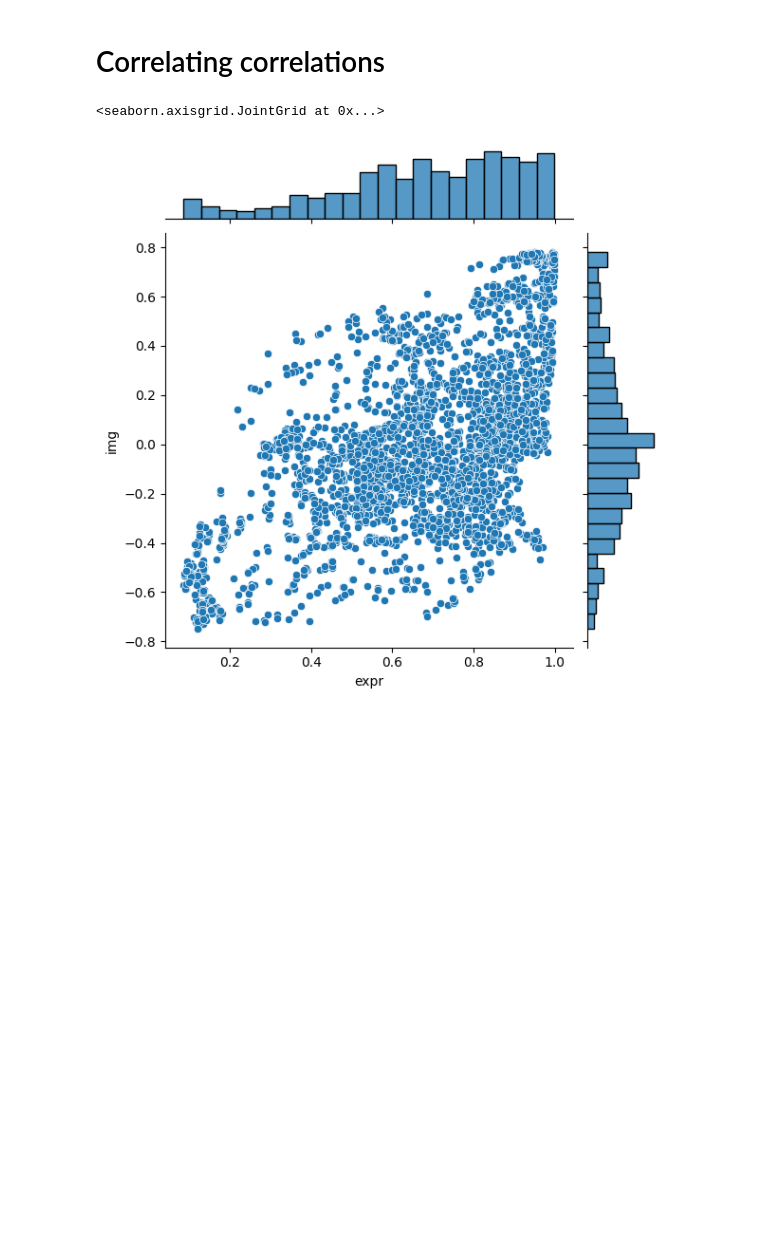
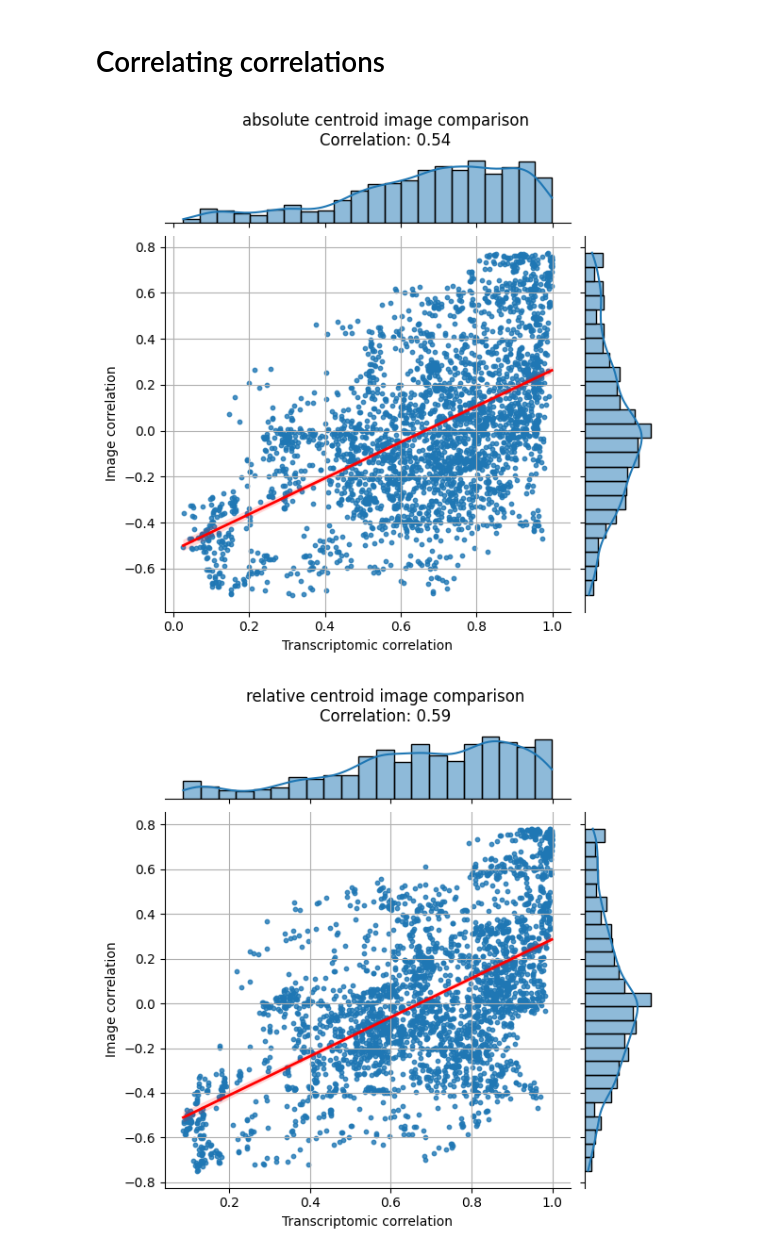
Before and after one commit to abeaucha/ClusteringAutism, a Jupyter notebook: analyses/primary/HumanCorrelation.ipynb, the cells around one changed output. Drawn from its saved outputs; the diff is of its cells as text; code cells hidden in the pictures; blank space fills up the shorter version.

Commit message:
Created plots of image vs transcriptomic correlations

```diff
--- a/analyses/primary/HumanCorrelation.ipynb
+++ b/analyses/primary/HumanCorrelation.ipynb
@@ -128,15 +128,30 @@ for j in jacobians:
         img_sim[j] = pd.read_csv(outfile)
 # %% [markdown]
 # Correlating correlations
+# %%
+cor_j = np.corrcoef(df_corr['expr'], df_corr['img'])[0,1]
 # %%
-# j = 'absolute'
-j = 'relative'
+for j in jacobians:
 
+    df_corr = pd.DataFrame(dict(expr = expr_sim[j]['similarity'].to_numpy(),
+                                img = img_sim[j]['similarity'].to_numpy()))
 
-df_corr = pd.DataFrame(dict(expr = expr_sim[j]['similarity'].to_numpy(),
-                            img = img_sim[j]['similarity'].to_numpy()))
+    cor_j = np.corrcoef(df_corr['expr'], df_corr['img'])[0,1]
 
-sns.jointplot(x = 'expr', y = 'img', data = df_corr)
+    p = sns.jointplot(x = 'expr', y = 'img', data = df_corr, kind = 'reg',
+                     joint_kws={'line_kws':{'color':'red',
+                                           'linewidth':2},
+                               'scatter_kws':{'s':10}})
+    ax = p.ax_joint
+    ax.set_xlabel("Transcriptomic correlation")
+    ax.set_ylabel("Image correlation")
+    p.fig.suptitle("{} centroid image comparison\nCorrelation: {:.2f}".format(j, cor_j))
+    p.fig.subplots_adjust(top = 0.90)
+    ax.grid()
+
+    outfile = 'human_image_correlation_{}.png'.format(j)
+    outfile = os.path.join(output_dir, outfile)
+    p.savefig(outfile, dpi = 300)
 # %% [output]
-<seaborn.axisgrid.JointGrid at 0x...>
-[figure, old version]
+[figure, new version]
+[figure, added]
```
Also changed, not shown: parts of 1 cell of this notebook.
